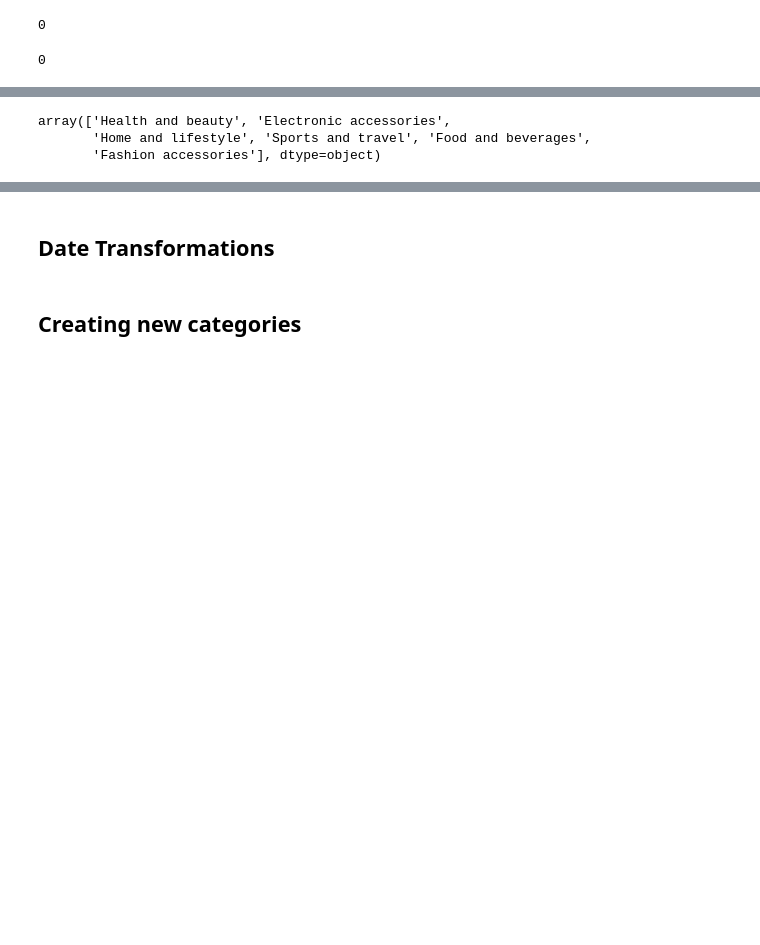
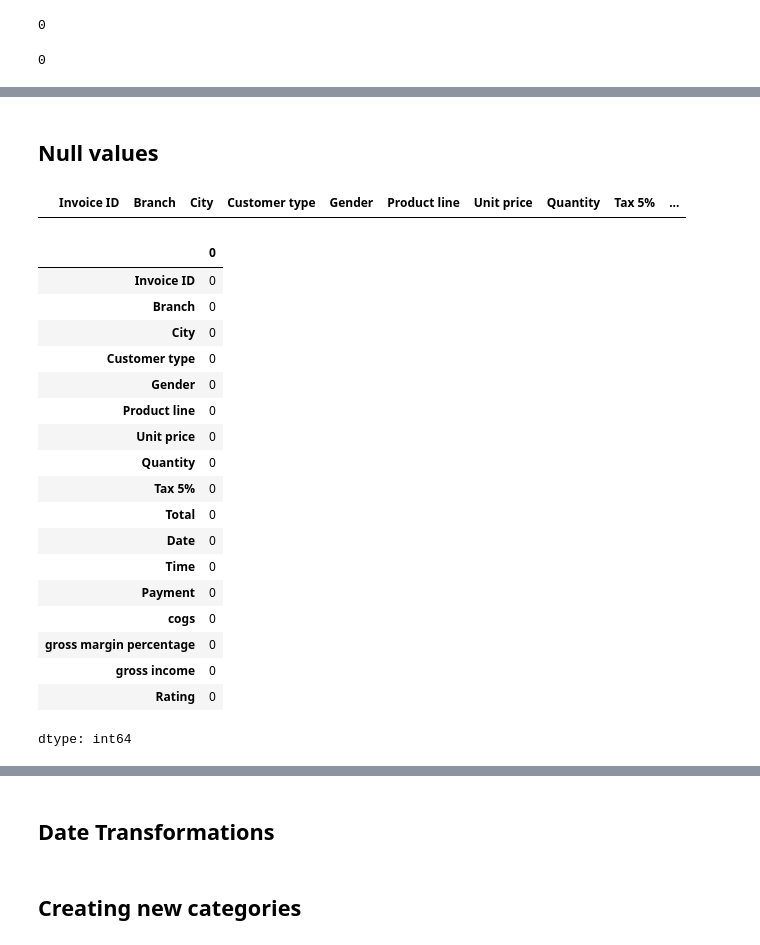
Before and after one commit to gsrubio/exploratory-analyses, a Jupyter notebook: Pandas_Snippets.ipynb, the cells around one changed output, grey strips where cells are left out. Drawn from its saved outputs; the diff is of its cells as text; code cells hidden in the pictures; blank space fills up the shorter version.

```diff
--- a/Pandas_Snippets.ipynb
+++ b/Pandas_Snippets.ipynb
@@ -153,6 +164,30 @@ df.describe()
-# %%
-df['Product line'].unique()
-# %% [output]
-array(['Health and beauty', 'Electronic accessories',
-       'Home and lifestyle', 'Sports and travel', 'Food and beverages',
-       'Fashion accessories'], dtype=object)
+# %% [markdown]
+## Null values
+# %%
+# returns observations with null values
+df.loc[df.isnull().any(axis=1)]
+# %% [output]
+|  | Invoice ID | Branch | City | Customer type | Gender | Product line | Unit price | Quantity | Tax 5% | ... |
+# %%
+# total null values per column
+df.isna().sum()
+# %% [output]
+|  | 0 |
+| Invoice ID | 0 |
+| Branch | 0 |
+| City | 0 |
+| Customer type | 0 |
+| Gender | 0 |
+| Product line | 0 |
+| Unit price | 0 |
+| Quantity | 0 |
+| Tax 5% | 0 |
+| Total | 0 |
+| Date | 0 |
+| Time | 0 |
+| Payment | 0 |
+| cogs | 0 |
+| gross margin percentage | 0 |
+| gross income | 0 |
+| Rating | 0 |
+dtype: int64
```
Also changed, not shown: parts of 34 cells of this notebook.
